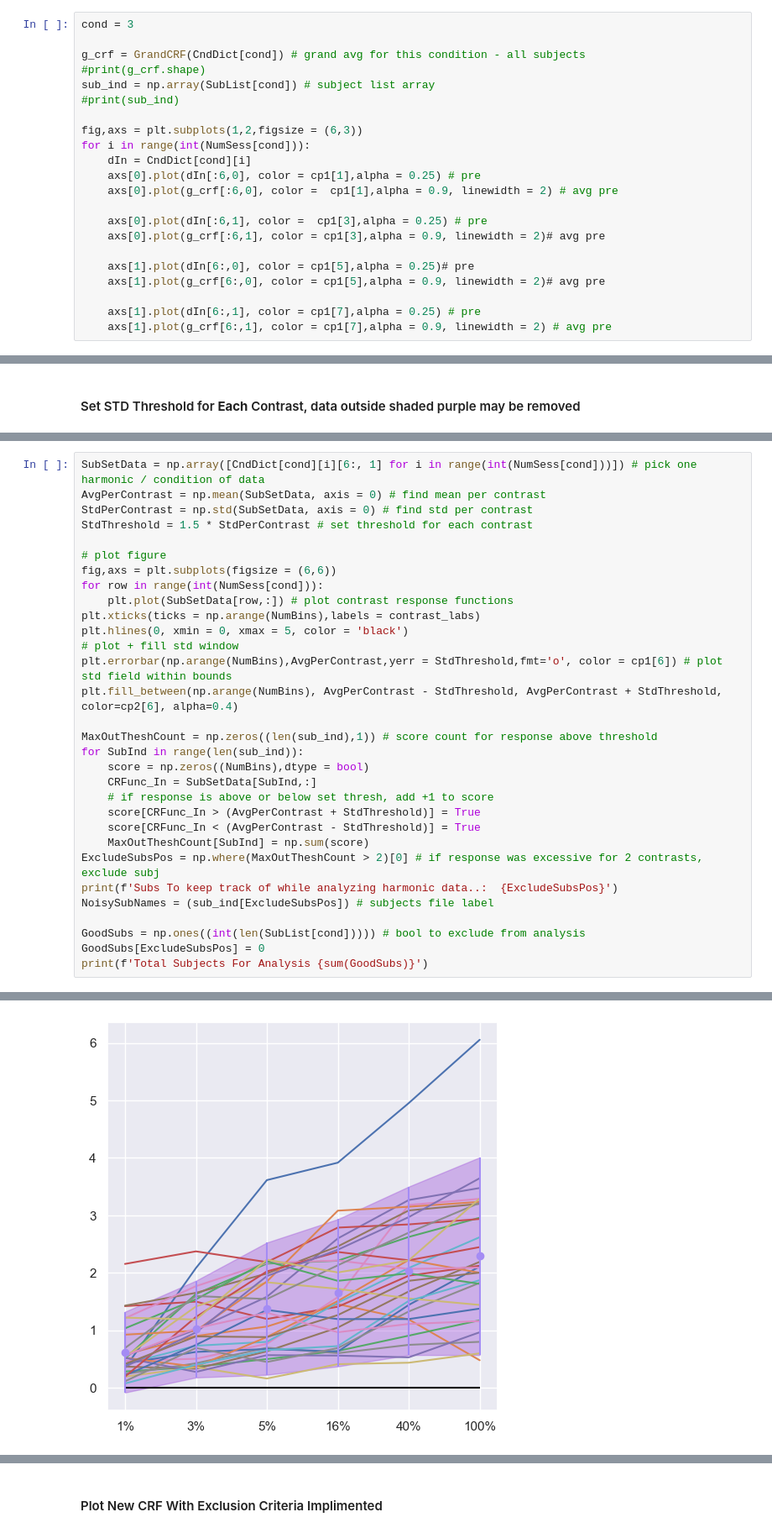
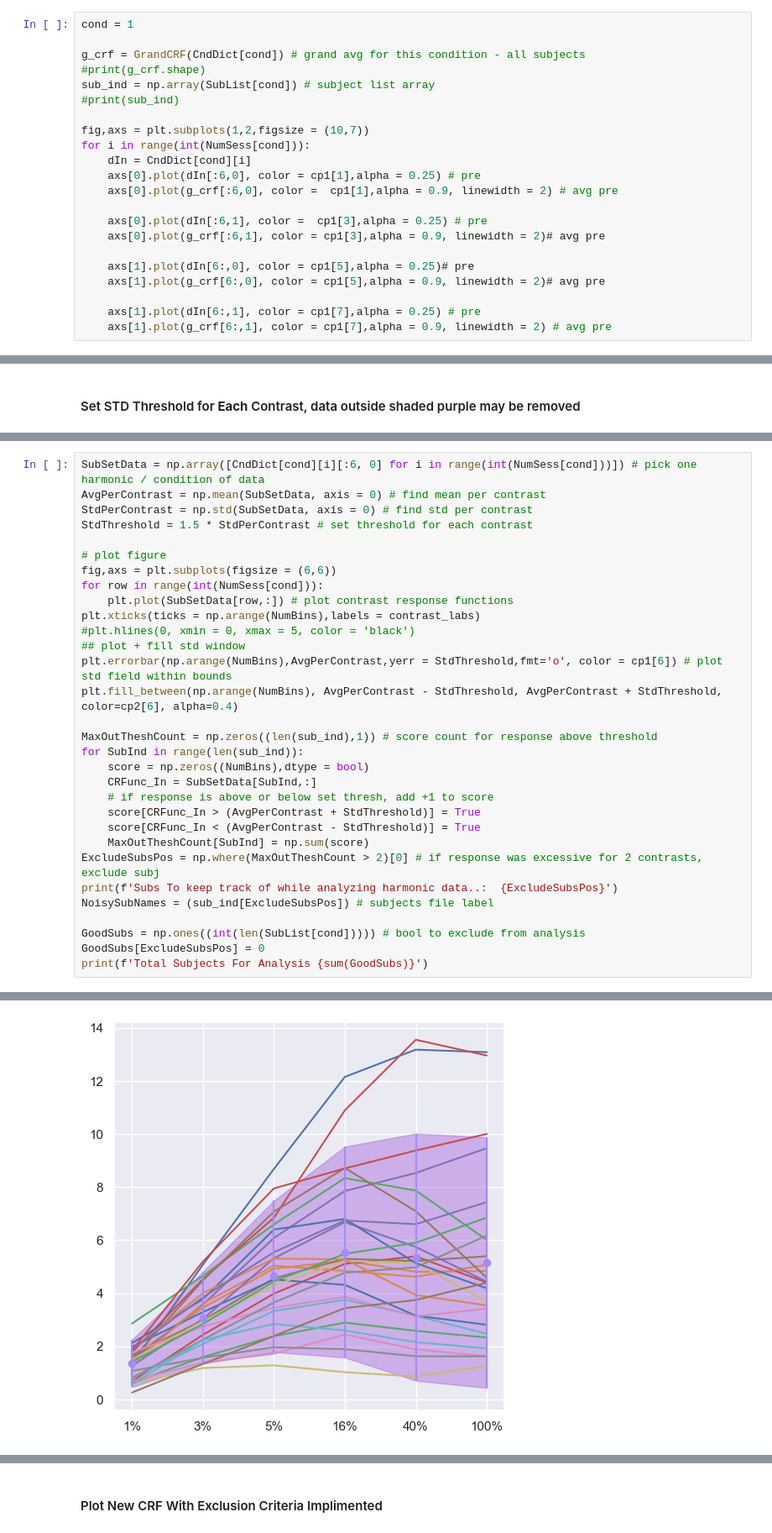
Before and after one commit to PatriciaNL/LTP_analysis, a Jupyter notebook: PythonScripts/ProcessingPipeline/GrandCRFAvgData.ipynb, the cells around one changed output, grey strips where cells are left out. Shown at 84% size. Cells and saved outputs as stored; diff of their text form.

```diff
--- a/PythonScripts/ProcessingPipeline/GrandCRFAvgData.ipynb
+++ b/PythonScripts/ProcessingPipeline/GrandCRFAvgData.ipynb
@@ -164,14 +164,14 @@ CndDict[3], SubList[3] = Concat_Dict_Data(NumSubs,SubNames,d1 = data[3],d2 = dat
 # %% [markdown]
 #### Plot Data Per Condition
 # %%
-cond = 3
+cond = 1
 
 g_crf = GrandCRF(CndDict[cond]) # grand avg for this condition - all subjects
 #print(g_crf.shape)
 sub_ind = np.array(SubList[cond]) # subject list array
 #print(sub_ind)
 
-fig,axs = plt.subplots(1,2,figsize = (6,3))
+fig,axs = plt.subplots(1,2,figsize = (10,7))
 for i in range(int(NumSess[cond])):
     dIn = CndDict[cond][i]
     axs[0].plot(dIn[:6,0], color = cp1[1],alpha = 0.25) # pre
@@ -192,5 +207,5 @@ for i in range(int(NumSess[cond])):
 # %%
-SubSetData = np.array([CndDict[cond][i][6:, 1] for i in range(int(NumSess[cond]))]) # pick one harmonic / condition of data
+SubSetData = np.array([CndDict[cond][i][:6, 0] for i in range(int(NumSess[cond]))]) # pick one harmonic / condition of data
 AvgPerContrast = np.mean(SubSetData, axis = 0) # find mean per contrast
 StdPerContrast = np.std(SubSetData, axis = 0) # find std per contrast
 StdThreshold = 1.5 * StdPerContrast # set threshold for each contrast
@@ -200,8 +215,8 @@ fig,axs = plt.subplots(figsize = (6,6))
 for row in range(int(NumSess[cond])):
     plt.plot(SubSetData[row,:]) # plot contrast response functions
 plt.xticks(ticks = np.arange(NumBins),labels = contrast_labs)
-plt.hlines(0, xmin = 0, xmax = 5, color = 'black')
-# plot + fill std window
+#plt.hlines(0, xmin = 0, xmax = 5, color = 'black')
+## plot + fill std window
 plt.errorbar(np.arange(NumBins),AvgPerContrast,yerr = StdThreshold,fmt='o', color = cp1[6]) # plot std field within bounds
 plt.fill_between(np.arange(NumBins), AvgPerContrast - StdThreshold, AvgPerContrast + StdThreshold, color=cp2[6], alpha=0.4)
 
@@ -226 +241 @@ Total Subjects For Analysis 28.0
-[figure, old version]
+[figure, new version]
```
Also changed, not shown: parts of 22 cells of this notebook.
